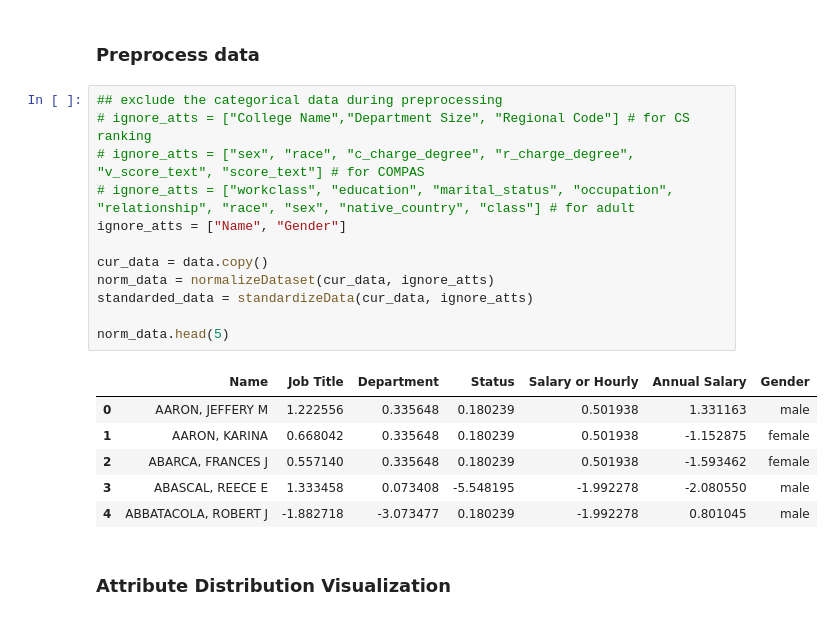
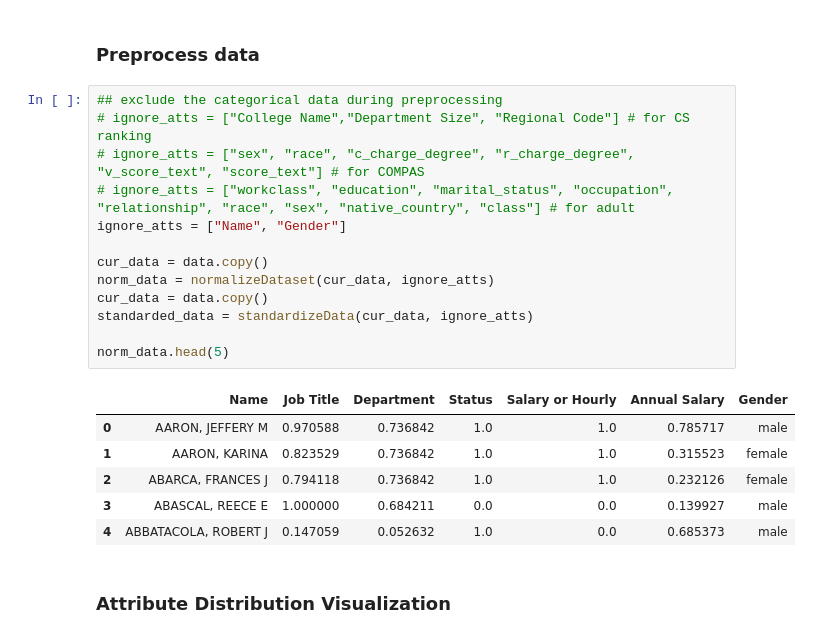
Before and after one commit to Wolverick1996/MSc-Thesis, a Jupyter notebook: GenderPayGap/ChicagoBiased/Nutrition_Labels_For_Rankings_ChicagoBiased.ipynb, the cells around one changed output. Cells and saved outputs as stored; diff of their text form.

```diff
--- a/GenderPayGap/ChicagoBiased/Nutrition_Labels_For_Rankings_ChicagoBiased.ipynb
+++ b/GenderPayGap/ChicagoBiased/Nutrition_Labels_For_Rankings_ChicagoBiased.ipynb
@@ -56,22 +56,23 @@ data.head(5)
 # %%
 ## exclude the categorical data during preprocessing
 # ignore_atts = ["College Name","Department Size", "Regional Code"] # for CS ranking
 # ignore_atts = ["sex", "race", "c_charge_degree", "r_charge_degree", "v_score_text", "score_text"] # for COMPAS
 # ignore_atts = ["workclass", "education", "marital_status", "occupation", "relationship", "race", "sex", "native_country", "class"] # for adult
 ignore_atts = ["Name", "Gender"]
 
 cur_data = data.copy()
 norm_data = normalizeDataset(cur_data, ignore_atts)
+cur_data = data.copy()
 standarded_data = standardizeData(cur_data, ignore_atts)
 
 norm_data.head(5)
 # %% [output]
 |  | Name | Job Title | Department | Status | Salary or Hourly | Annual Salary | Gender |
-| 0 | AARON, JEFFERY M | 1.222556 | 0.335648 | 0.180239 | 0.501938 | 1.331163 | male |
-| 1 | AARON, KARINA | 0.668042 | 0.335648 | 0.180239 | 0.501938 | -1.152875 | female |
-| 2 | ABARCA, FRANCES J | 0.557140 | 0.335648 | 0.180239 | 0.501938 | -1.593462 | female |
-| 3 | ABASCAL, REECE E | 1.333458 | 0.073408 | -5.548195 | -1.992278 | -2.080550 | male |
-| 4 | ABBATACOLA, ROBERT J | -1.882718 | -3.073477 | 0.180239 | -1.992278 | 0.801045 | male |
+| 0 | AARON, JEFFERY M | 0.970588 | 0.736842 | 1.0 | 1.0 | 0.785717 | male |
+| 1 | AARON, KARINA | 0.823529 | 0.736842 | 1.0 | 1.0 | 0.315523 | female |
+| 2 | ABARCA, FRANCES J | 0.794118 | 0.736842 | 1.0 | 1.0 | 0.232126 | female |
+| 3 | ABASCAL, REECE E | 1.000000 | 0.684211 | 0.0 | 0.0 | 0.139927 | male |
+| 4 | ABBATACOLA, ROBERT J | 0.147059 | 0.052632 | 1.0 | 0.0 | 0.685373 | male |
 # %% [markdown]
 ### Attribute Distribution Visualization
 # %%
```
Also changed, not shown: parts of 4 cells of this notebook, 23 other files.
